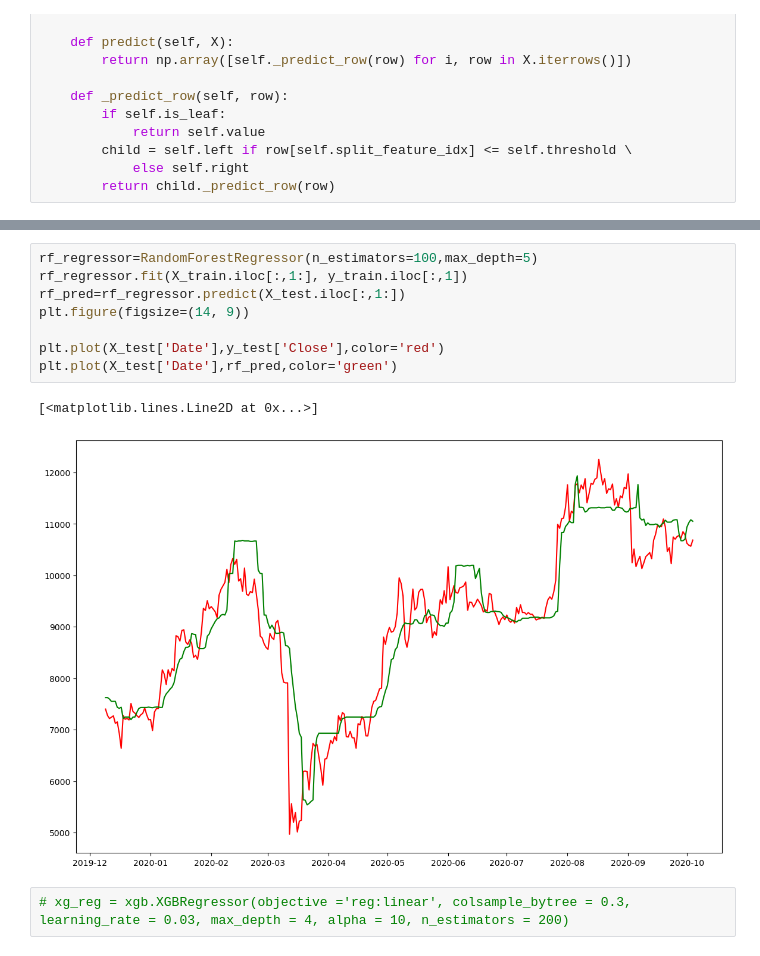
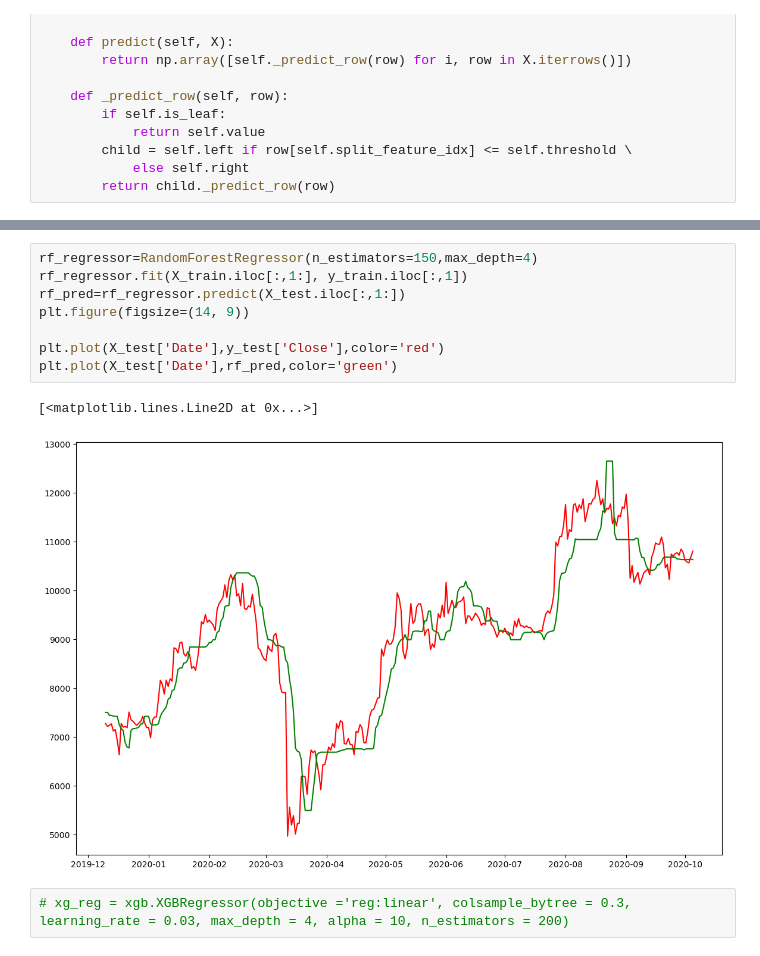
Before and after one commit to faizanamir01/CS-361-ML-Final-Project, a Jupyter notebook: linearreg.ipynb, the cells around one changed output, grey strips where cells are left out. Cells and saved outputs as stored; diff of their text form.

```diff
--- a/linearreg.ipynb
+++ b/linearreg.ipynb
@@ -600,14 +765,14 @@ plt.plot(X_test['Date'],lr_pred,color='green')
 # %%
-rf_regressor=RandomForestRegressor(n_estimators=100,max_depth=5)
+rf_regressor=RandomForestRegressor(n_estimators=150,max_depth=4)
 rf_regressor.fit(X_train.iloc[:,1:], y_train.iloc[:,1])
 rf_pred=rf_regressor.predict(X_test.iloc[:,1:])
 plt.figure(figsize=(14, 9))
 
 plt.plot(X_test['Date'],y_test['Close'],color='red')
 plt.plot(X_test['Date'],rf_pred,color='green')
 # %% [output]
 [<matplotlib.lines.Line2D at 0x...>]
-[figure, old version]
+[figure, new version]
 # %%
 # xg_reg = xgb.XGBRegressor(objective ='reg:linear', colsample_bytree = 0.3, learning_rate = 0.03, max_depth = 4, alpha = 10, n_estimators = 200)
 # %%
```
Also changed, not shown: parts of 10 cells of this notebook.
